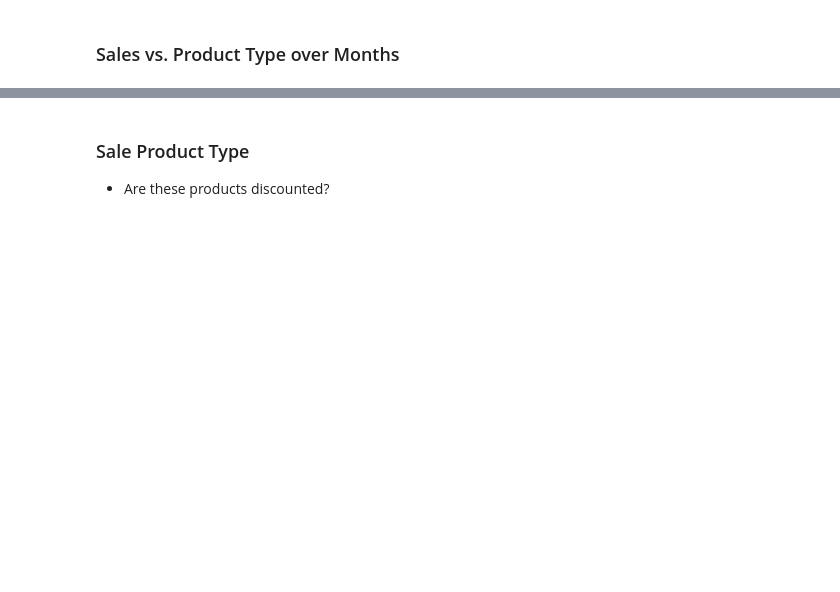
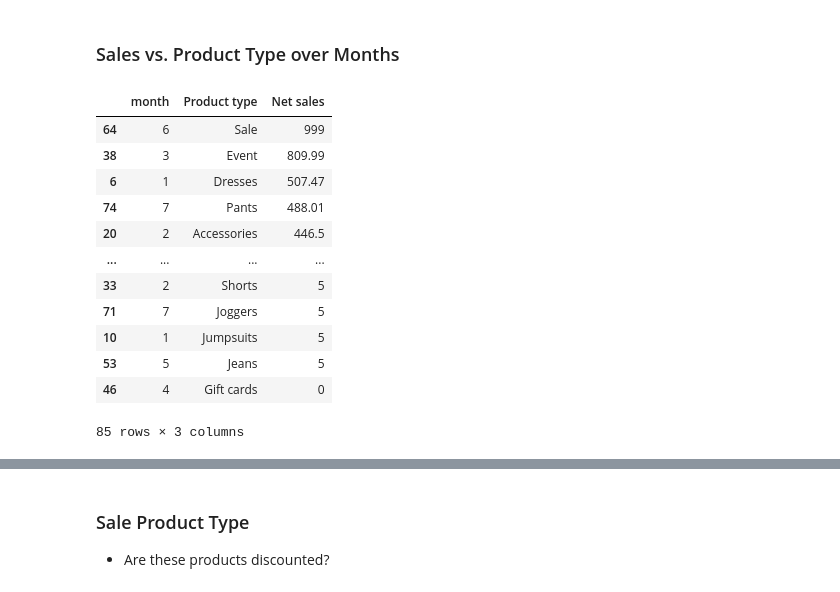
Before and after one commit to ezishr/NEO_InspiredFashion, a Jupyter notebook: orders analysis.ipynb, the cells around one changed output, grey strips where cells are left out. Drawn from its saved outputs; the diff is of its cells as text; code cells hidden in the pictures; blank space fills up the shorter version.

```diff
--- a/orders analysis.ipynb
+++ b/orders analysis.ipynb
@@ -398,6 +398,22 @@ plt.show()
 sample = df.groupby(['month', 'Product type']).agg({
     'Net sales': 'sum'
 }).reset_index().sort_values(by='Net sales', ascending=False)
+# %%
+sample
+# %% [output]
+|  | month | Product type | Net sales |
+| 64 | 6 | Sale | 999 |
+| 38 | 3 | Event | 809.99 |
+| 6 | 1 | Dresses | 507.47 |
+| 74 | 7 | Pants | 488.01 |
+| 20 | 2 | Accessories | 446.5 |
+| ... | ... | ... | ... |
+| 33 | 2 | Shorts | 5 |
+| 71 | 7 | Joggers | 5 |
+| 10 | 1 | Jumpsuits | 5 |
+| 53 | 5 | Jeans | 5 |
+| 46 | 4 | Gift cards | 0 |
+85 rows × 3 columns
 # %%
 sample['month'] = sample['month'].astype(str) # Convert month to string if it's not already
 product_types = sample['Product type'].unique()
```
Also changed, not shown: parts of 7 cells of this notebook, 10 other files.
